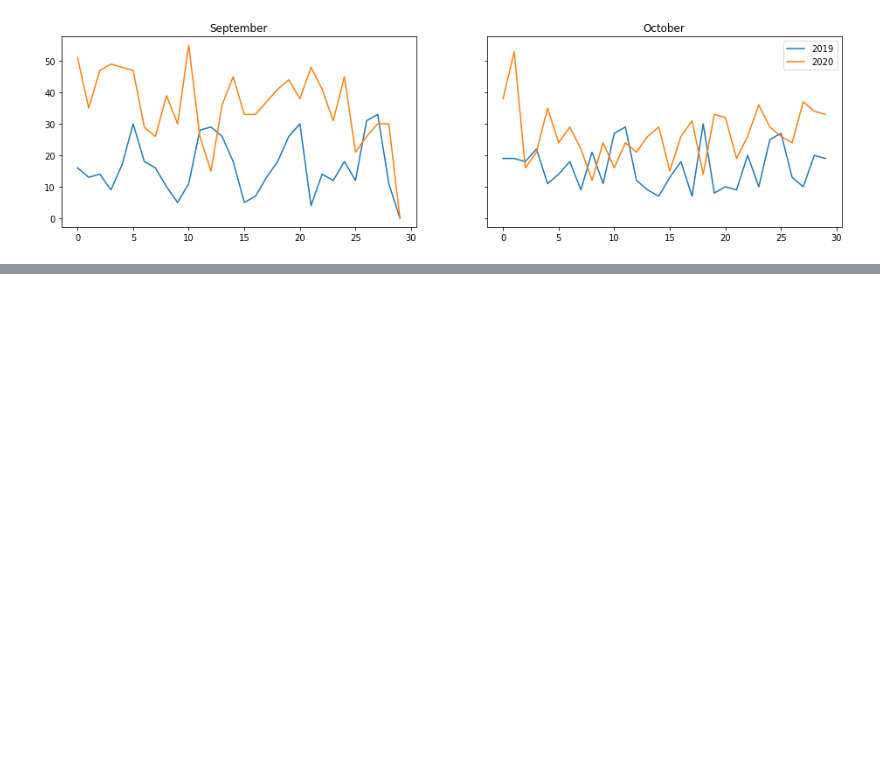
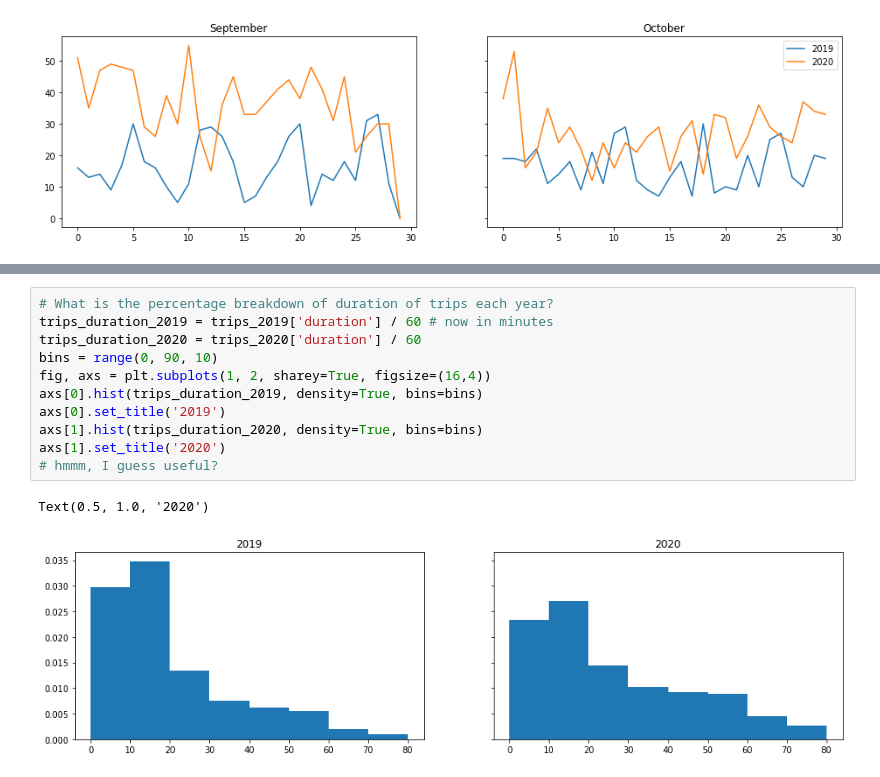
Before and after one commit to Inf2-FDS-2020-2021/final-project-apaj, a Jupyter notebook: exploring.ipynb, the cells around one changed output, grey strips where cells are left out. Cells and saved outputs as stored; diff of their text form; blank space fills up the shorter version.

Commit message:
percentage breakdown of trip durations

```diff
--- a/exploring.ipynb
+++ b/exploring.ipynb
@@ -181,0 +191,14 @@ for i in range(10):
+# %%
+# What is the percentage breakdown of duration of trips each year?
+trips_duration_2019 = trips_2019['duration'] / 60 # now in minutes
+trips_duration_2020 = trips_2020['duration'] / 60
+bins = range(0, 90, 10)
+fig, axs = plt.subplots(1, 2, sharey=True, figsize=(16,4))
+axs[0].hist(trips_duration_2019, density=True, bins=bins)
+axs[0].set_title('2019')
+axs[1].hist(trips_duration_2020, density=True, bins=bins)
+axs[1].set_title('2020')
+# hmmm, I guess useful?
+# %% [output]
+Text(0.5, 1.0, '2020')
+[figure, added]
```
Also changed, not shown: parts of 5 cells of this notebook.
